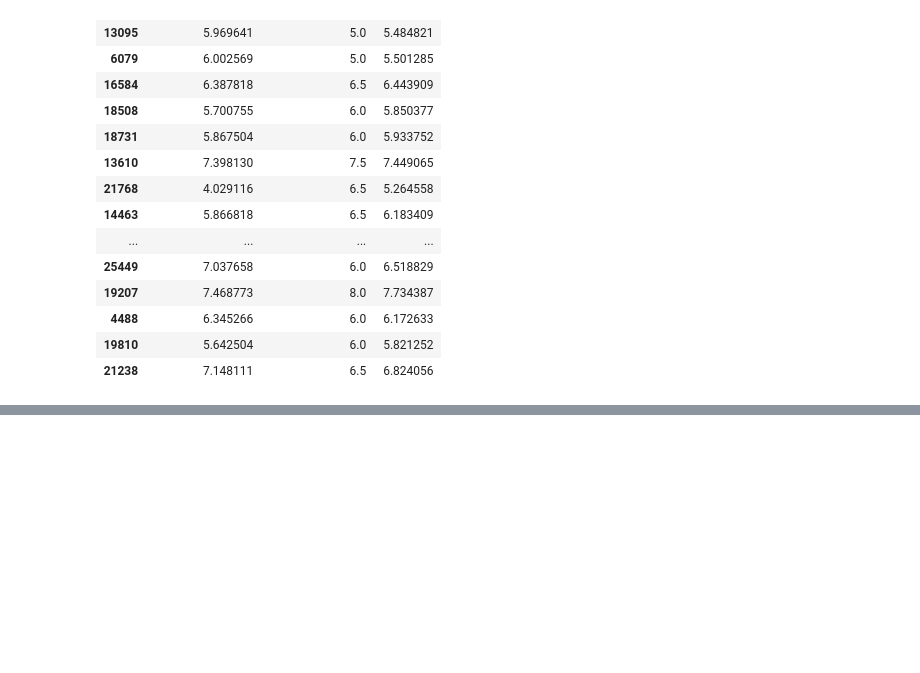
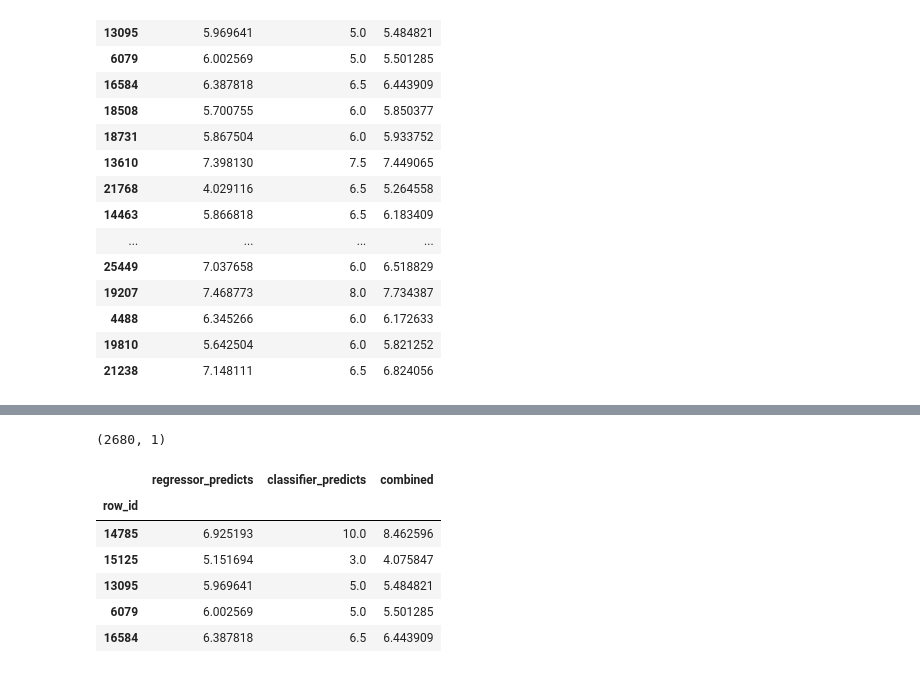
Before and after one commit to koliankolin/f_h, a Jupyter notebook: notebooks/Model.ipynb, the cells around one changed output, grey strips where cells are left out. Cells and saved outputs as stored; diff of their text form; code cells hidden in the pictures; blank space fills up the shorter version.

```diff
--- a/notebooks/Model.ipynb
+++ b/notebooks/Model.ipynb
@@ -92,7 +92,7 @@ pd.DataFrame({'feature_importance': classifier.get_feature_importance(),
 798 rows × 2 columns
 # %%
 row_id_test = test.data['row_id']
-test_data = test.data.drop(["row_id"], axis=1)
+test_data = test.data
 # %%
 test_data = test_data.fillna(0)
 # %%
@@ -170,0 +227,4 @@ pd.DataFrame(predicts["combined"].values, row_id_test, columns=["rating_num"]).t
+# %%
+predicts_separated.shape
+# %% [output]
+(2680, 1)
@@ -170,0 +235,10 @@ pd.DataFrame(predicts["combined"].values, row_id_test, columns=["rating_num"]).t
+# %%
+predicts.head()
+# %% [output]
+|  | regressor_predicts | classifier_predicts | combined |
+| row_id |  |  |  |
+| 14785 | 6.925193 | 10.0 | 8.462596 |
+| 15125 | 5.151694 | 3.0 | 4.075847 |
+| 13095 | 5.969641 | 5.0 | 5.484821 |
+| 6079 | 6.002569 | 5.0 | 5.501285 |
+| 16584 | 6.387818 | 6.5 | 6.443909 |
```
Also changed, not shown: parts of 18 cells of this notebook, 5 other files.
